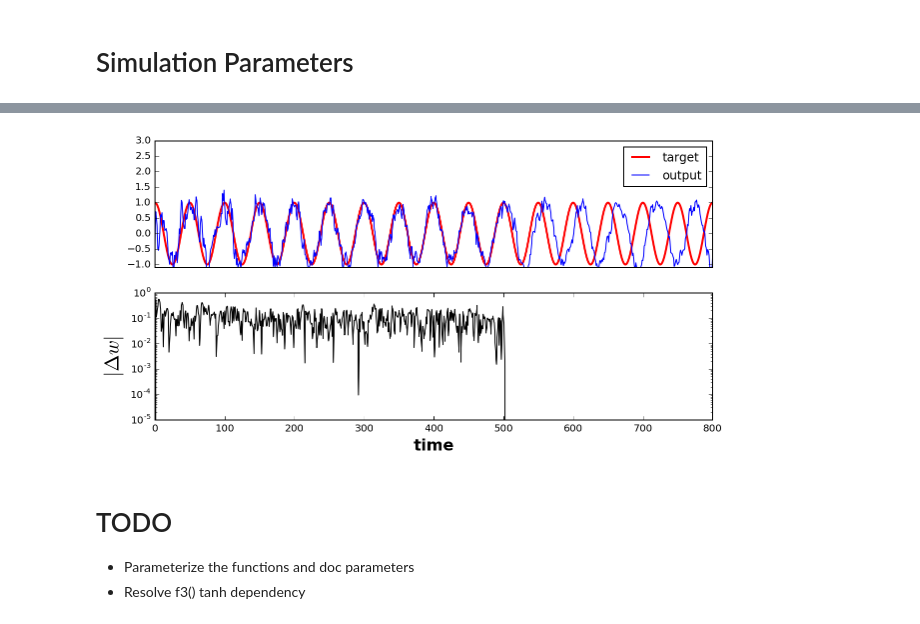
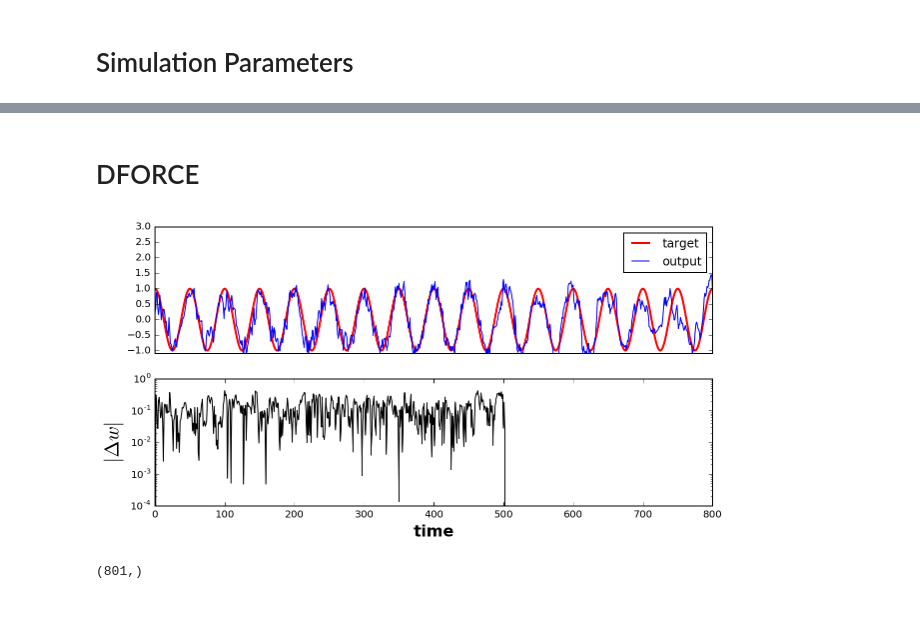
Before and after one commit to avicennax/jedi, a Jupyter notebook: notebooks/Basic Tests.ipynb, the cells around one changed output, grey strips where cells are left out. Cells and saved outputs as stored; diff of their text form; code cells hidden in the pictures.

```diff
--- a/notebooks/Basic Tests.ipynb
+++ b/notebooks/Basic Tests.ipynb
@@ -57,10 +60,15 @@ error_signal_plot(X.t, X.z, X.wu)
-# %%
-X = jedi.dforce()
-error_signal_plot(X.t, X.z, X.wu)
-# %% [output]
-[figure, removed]
-# %% [markdown]
-# TODO
-
-* Parameterize the functions and doc parameters
-* Resolve f3() tanh dependency
+# %% [markdown]
+# DFORCE
+# %%
+rho = repeat(0.05, N)
+tstop = 500
+lr = .4
+
+X = jedi.dforce(rho, target, model, lr, dt, tmax, tstop, x0, w)
+error_signal_plot(X[1], X[2], X[4])
+# %% [output]
+[figure, added]
+# %%
+X[1].shape
+# %% [output]
+(801,)
```
Also changed, not shown: parts of 4 cells of this notebook, 2 other files.
